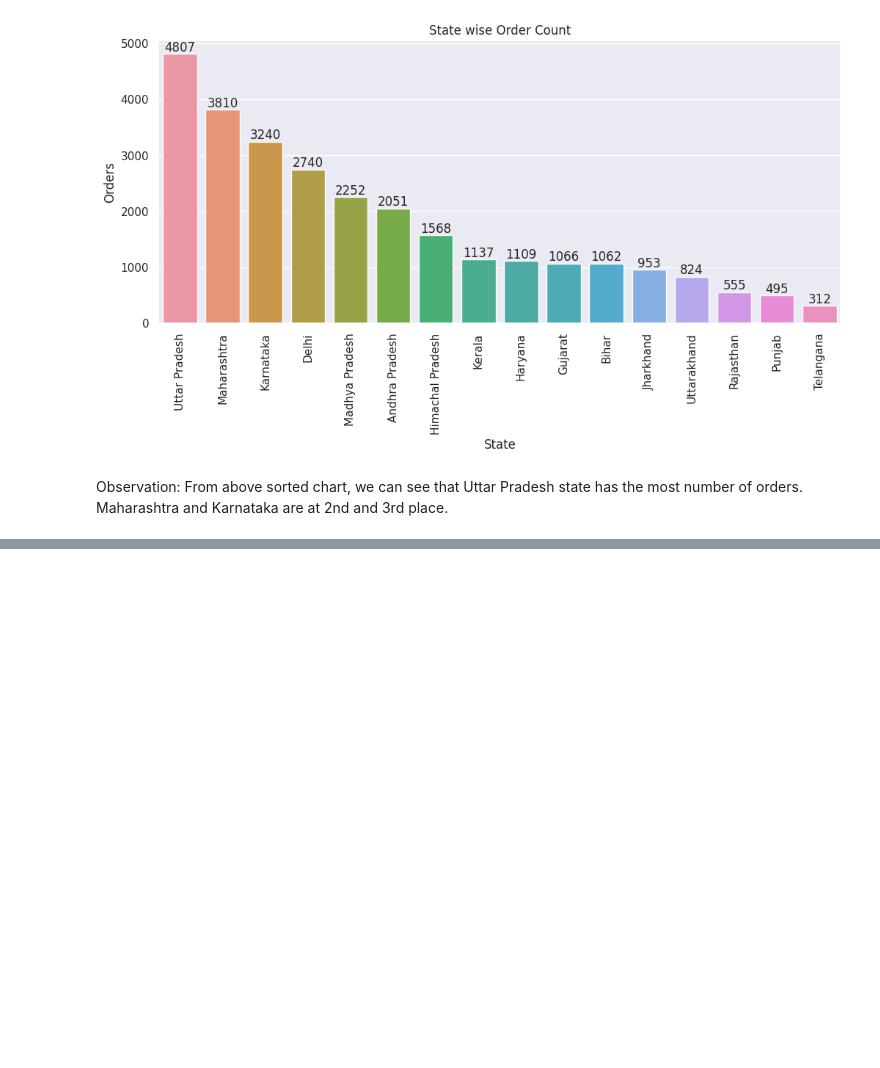
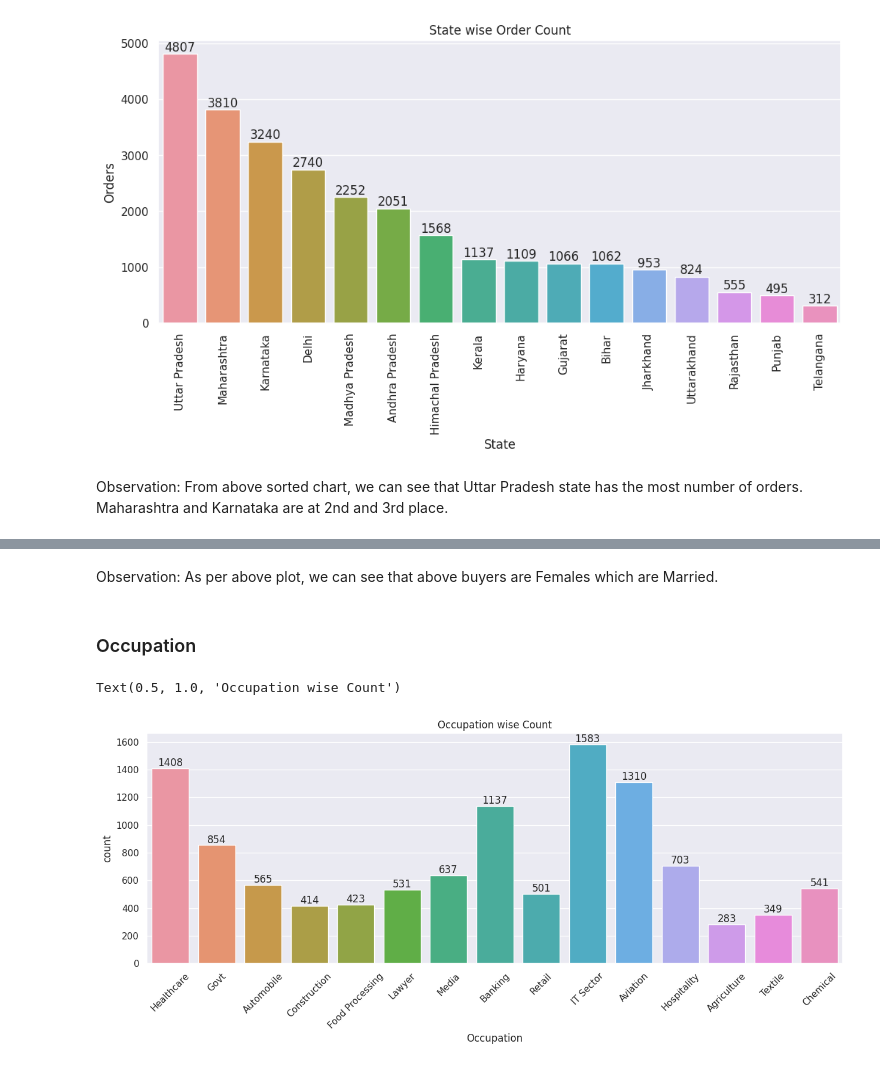
Before and after one commit to dhar9571/Python-Diwali-Sales-Data-Analysis, a Jupyter notebook: Diwali_Sales_DataAnalysis.ipynb, the cells around one changed output, grey strips where cells are left out. Saved outputs shown, nothing was run; the diff lists cells and outputs as text; code cells hidden in the pictures; blank space fills up the shorter version.

```diff
--- a/Diwali_Sales_DataAnalysis.ipynb
+++ b/Diwali_Sales_DataAnalysis.ipynb
@@ -219,0 +251,21 @@ df.head()
+# %% [markdown]
+Observation: As per above plot, we can see that above buyers are Females which are Married.
+# %% [markdown]
+### Occupation
+# %%
+# Occupation wise count:
+
+# resetting plot size:
+sns.set(rc={'figure.figsize':(15,5)})
+
+ax = sns.countplot(x=df["Occupation"])
+
+for bars in ax.containers:
+  ax.bar_label(bars)
+
+plt.xticks(rotation=45)
+
+plt.title("Occupation wise Count")
+# %% [output]
+Text(0.5, 1.0, 'Occupation wise Count')
+[figure, added]
```
Also changed, not shown: parts of 22 cells of this notebook.
